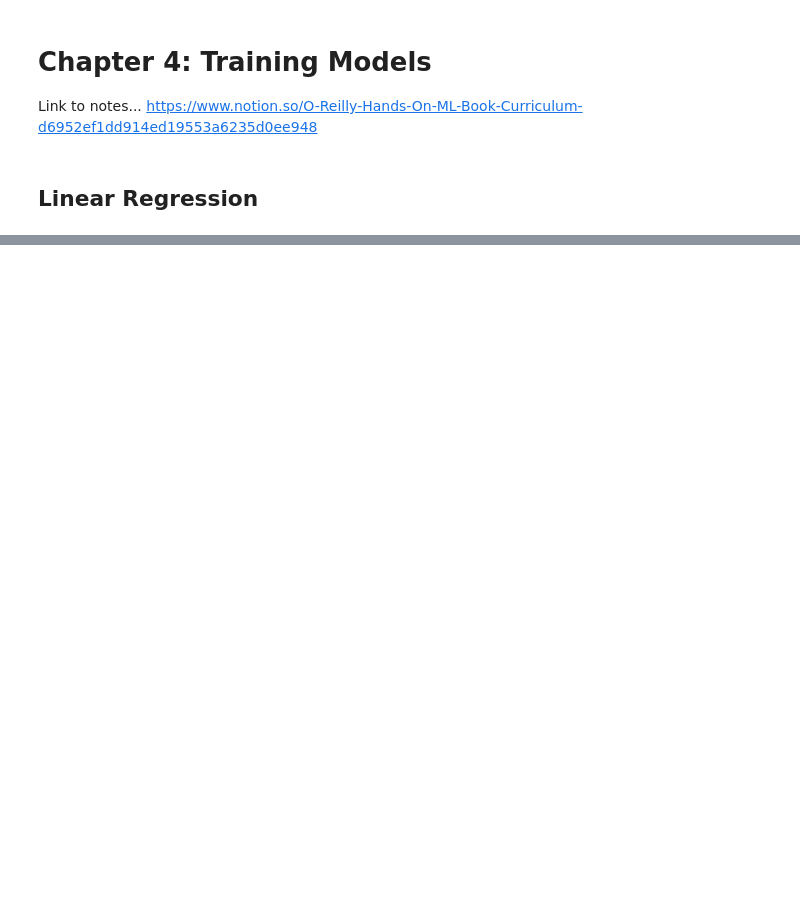
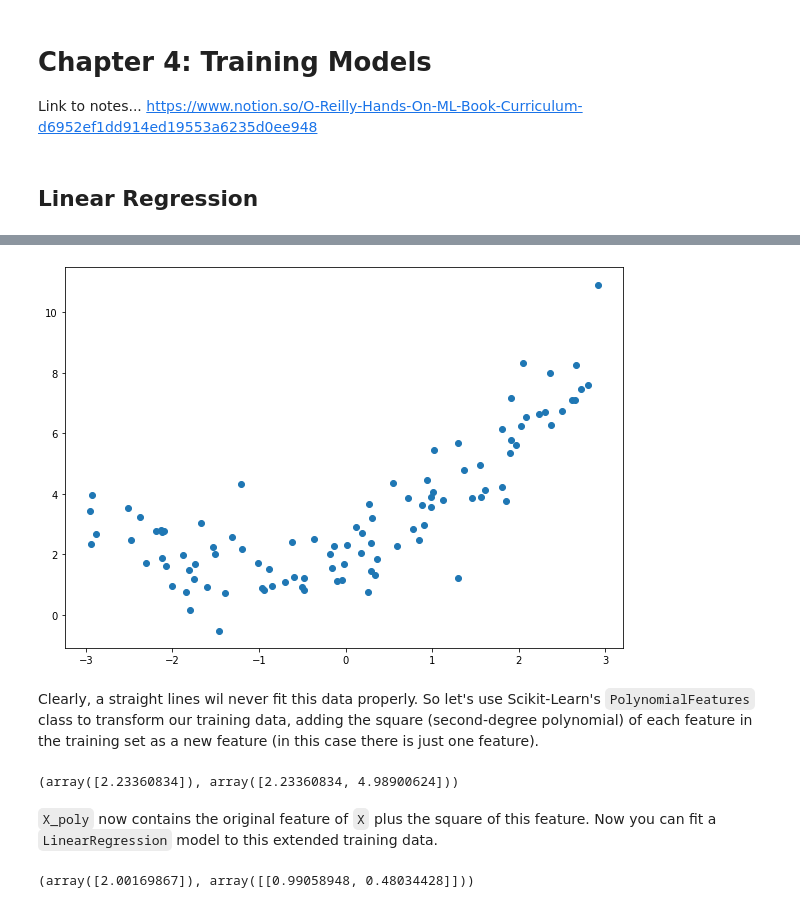
Before and after one commit to ARGF0RCE/Hands-On-ML-Made-Easy, a Jupyter notebook: Hands_On_ML_Book/Chapter_4/Training_Models.ipynb, the cells around one changed output, grey strips where cells are left out. Saved outputs shown, nothing was run; the diff lists cells and outputs as text; code cells hidden in the pictures; blank space fills up the shorter version.

```diff
--- a/Hands_On_ML_Book/Chapter_4/Training_Models.ipynb
+++ b/Hands_On_ML_Book/Chapter_4/Training_Models.ipynb
@@ -63,0 +70,27 @@ plt.show();
+# %%
+m = 100
+X = 6 * np.random.rand(m, 1) - 3
+y = .5 * X**2 + X + 2 + np.random.randn(m, 1)
+# %%
+plt.figure(figsize=(10, 7))
+plt.scatter(X, y)
+plt.show();
+# %% [output]
+[figure, added]
+# %% [markdown]
+Clearly, a straight lines wil never fit this data properly. So let's use Scikit-Learn's `PolynomialFeatures` class to transform our training data, adding the square (second-degree polynomial) of each feature  in the training set as a new feature (in this case there is just one feature).
+# %%
+from sklearn.preprocessing import PolynomialFeatures
+poly_features = PolynomialFeatures(degree=2, include_bias=False)
+X_poly = poly_features.fit_transform(X)
+X[0], X_poly[0]
+# %% [output]
+(array([2.23360834]), array([2.23360834, 4.98900624]))
+# %% [markdown]
+`X_poly` now contains the original feature of `X` plus the square of this feature. Now you can fit a `LinearRegression` model to this extended training data.
+# %%
+lin_reg = LinearRegression()
+lin_reg.fit(X_poly, y)
+lin_reg.intercept_, lin_reg.coef_
+# %% [output]
+(array([2.00169867]), array([[0.99058948, 0.48034428]]))
```
Also changed, not shown: parts of 8 cells of this notebook.
